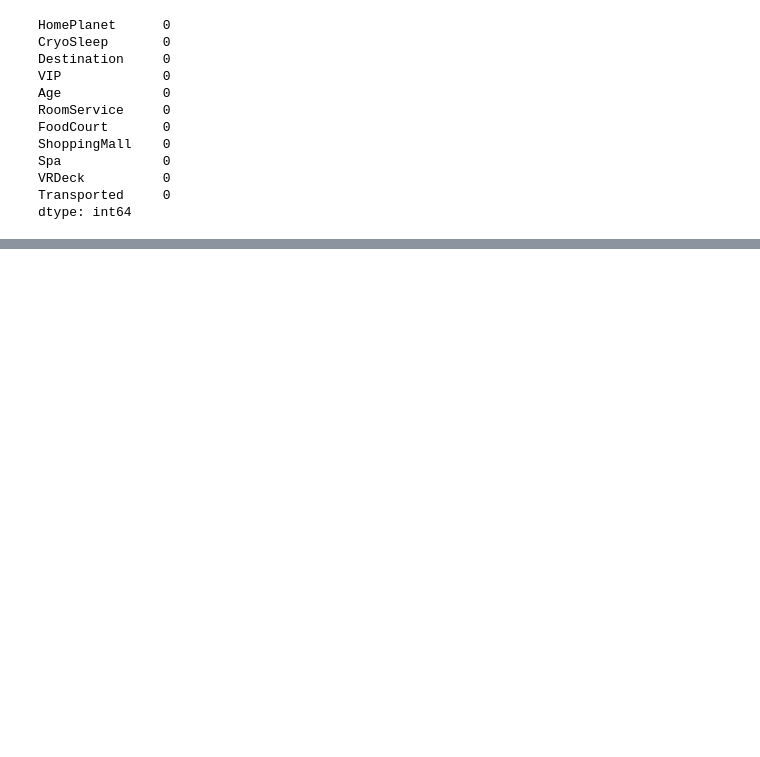
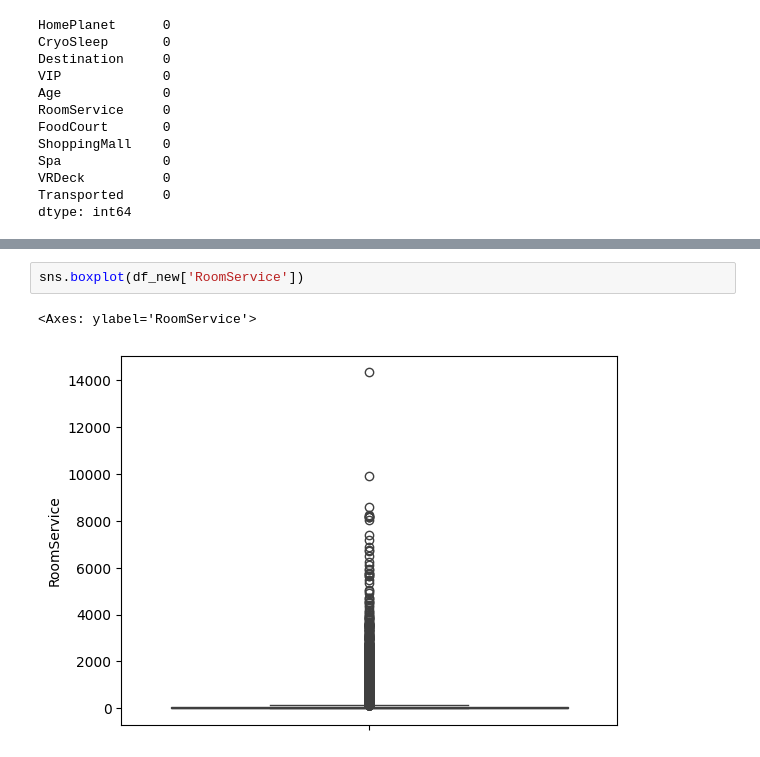
Before and after one commit to 7PAM2015-0509-2023TEAM1/Kaggle-Challenge, a Jupyter notebook: Kaggle_Challenge.ipynb, the cells around one changed output, grey strips where cells are left out. Saved outputs shown, nothing was run; the diff lists cells and outputs as text; blank space fills up the shorter version.

```diff
--- a/Kaggle_Challenge.ipynb
+++ b/Kaggle_Challenge.ipynb
@@ -484,0 +551,5 @@ dtype: int64
+# %%
+sns.boxplot(df_new['RoomService'])
+# %% [output]
+<Axes: ylabel='RoomService'>
+[figure, added]
```
Also changed, not shown: parts of 23 cells of this notebook.
